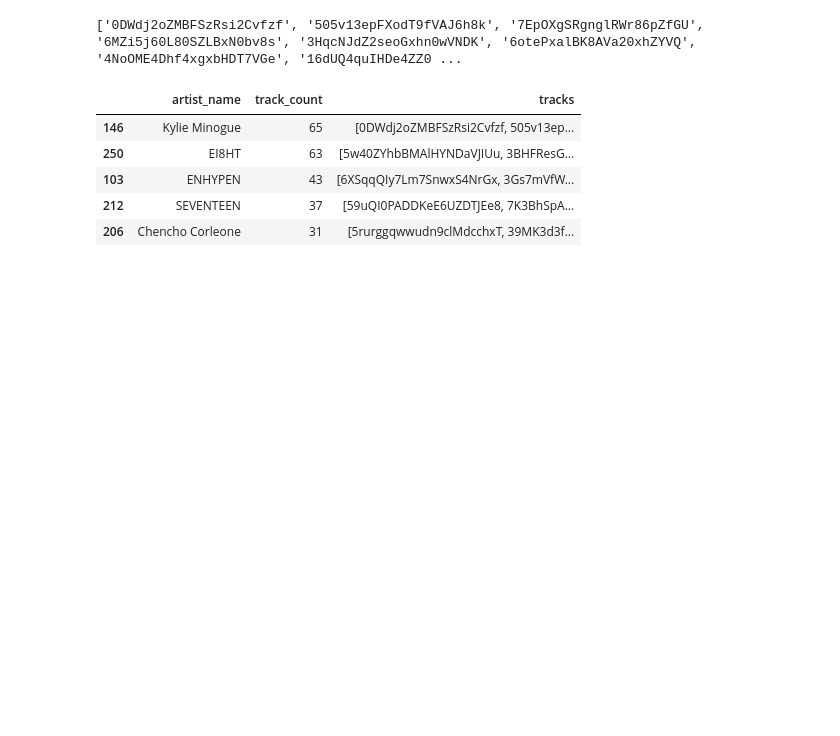
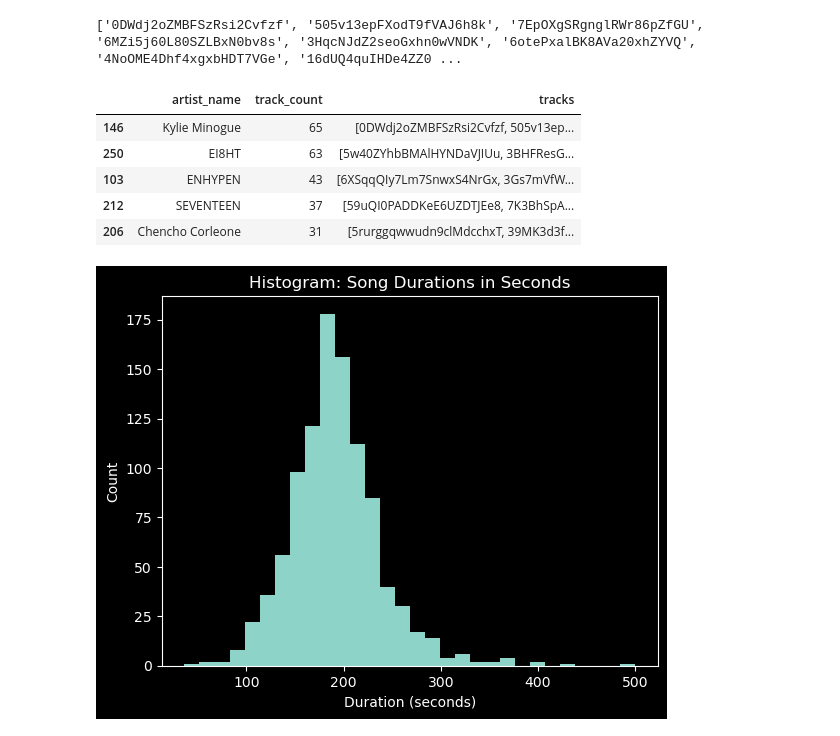
Before and after one commit to amdruggan/project_1, a Jupyter notebook: Resources/main.ipynb, the cells around one changed output. Drawn from its saved outputs; the diff is of its cells as text; code cells hidden in the pictures; blank space fills up the shorter version.

```diff
--- a/Resources/main.ipynb
+++ b/Resources/main.ipynb
@@ -218,3 +212,21 @@ multi_track_artist_counts_df.head()
 | 103 | ENHYPEN | 43 | [6XSqqQIy7Lm7SnwxS4NrGx, 3Gs7mVfW... |
 | 212 | SEVENTEEN | 37 | [59uQI0PADDKeE6UZDTJEe8, 7K3BhSpA... |
 | 206 | Chencho Corleone | 31 | [5rurggqwwudn9clMdcchxT, 39MK3d3f... |
+# %%
+# Create a histogram of song durations, pulling the tracks from the merged_df dataframe and using the duration_ms column
+
+# Convert duration_ms to seconds
+merged_df['duration_sec'] = merged_df['duration_ms'] / 1000
+
+# Create a histogram of song durations
+plt.hist(merged_df['duration_sec'], bins=30)
+
+# Add labels and title
+plt.xlabel('Duration (seconds)')
+plt.ylabel('Count')
+plt.title('Histogram: Song Durations in Seconds')
+
+# Show the plot
+plt.show()
+# %% [output]
+[figure, added]
```
Also changed, not shown: parts of 2 cells of this notebook.
